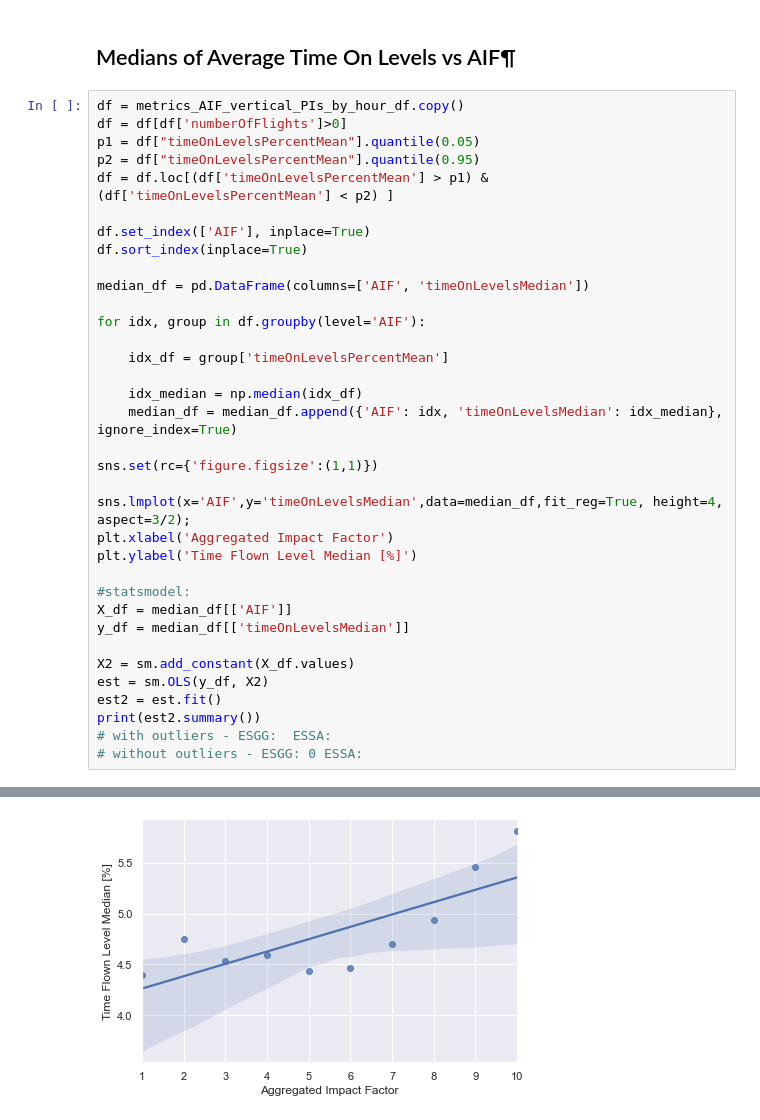
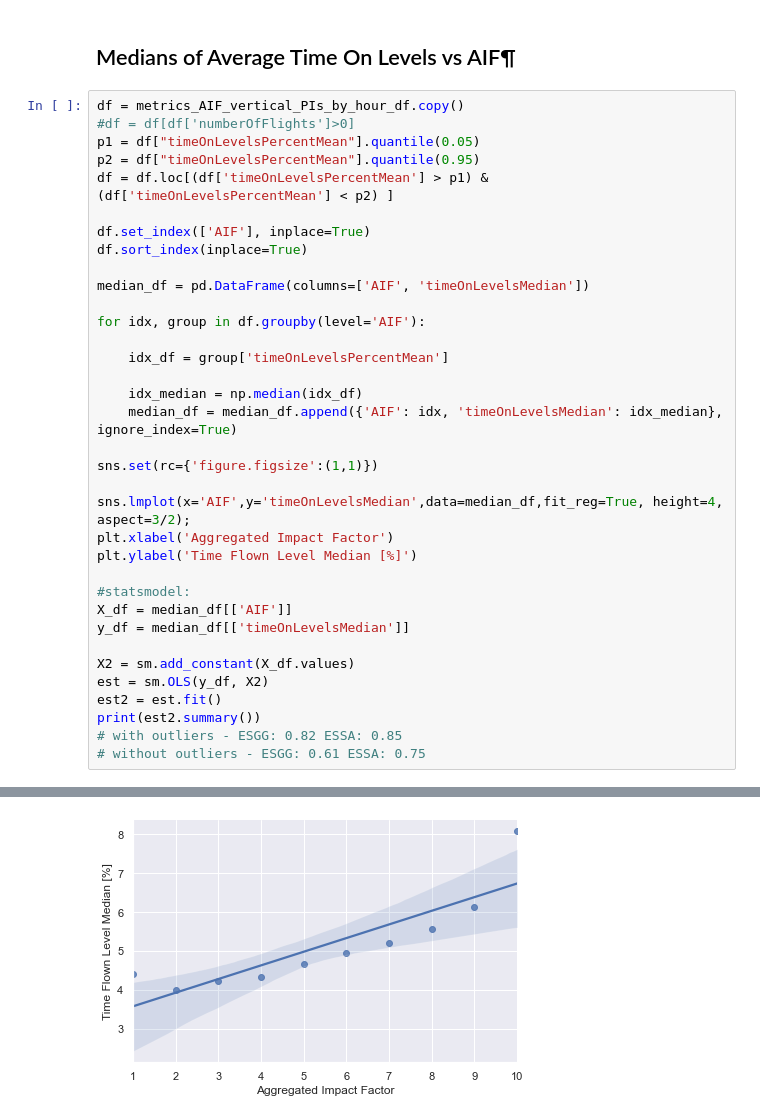
Before and after one commit to anlemett/FlightEfficiencyJournal, a Jupyter notebook: Jupyter/Regression/vertical_PIs_medians_vs_impact_factors.ipynb, the cells around one changed output, grey strips where cells are left out. Saved outputs shown, nothing was run; the diff lists cells and outputs as text.

```diff
--- a/Jupyter/Regression/vertical_PIs_medians_vs_impact_factors.ipynb
+++ b/Jupyter/Regression/vertical_PIs_medians_vs_impact_factors.ipynb
@@ -160,7 +160,7 @@ Notes:
 ## Medians of Average Time On Levels vs AIF¶
 # %%
 df = metrics_AIF_vertical_PIs_by_hour_df.copy()
-df = df[df['numberOfFlights']>0]
+#df = df[df['numberOfFlights']>0]
 p1 = df["timeOnLevelsPercentMean"].quantile(0.05)
 p2 = df["timeOnLevelsPercentMean"].quantile(0.95)
 df = df.loc[(df['timeOnLevelsPercentMean'] > p1) & (df['timeOnLevelsPercentMean'] < p2) ]
@@ -191,8 +191,8 @@ X2 = sm.add_constant(X_df.values)
 est = sm.OLS(y_df, X2)
 est2 = est.fit()
 print(est2.summary())
-# with outliers - ESGG:  ESSA:
-# without outliers - ESGG: 0 ESSA:
+# with outliers - ESGG: 0.82 ESSA: 0.85
+# without outliers - ESGG: 0.61 ESSA: 0.75
 # %% [output]
                             OLS Regression Results
 ==============================================================================
@@ -206,9 +206,9 @@ Df Residuals:                       8   BIC:                             7.709
 Df Model:                           1
 Covariance Type:            nonrobust
 ==============================================================================
 ... (9 lines left out)
 ==============================================================================
 
 Notes:
 [1] Standard Errors assume that the covariance matrix of the errors is correctly specified.
-[figure, old version]
+[figure, new version]
```
Also changed, not shown: parts of 3 cells of this notebook, 12 other files.
